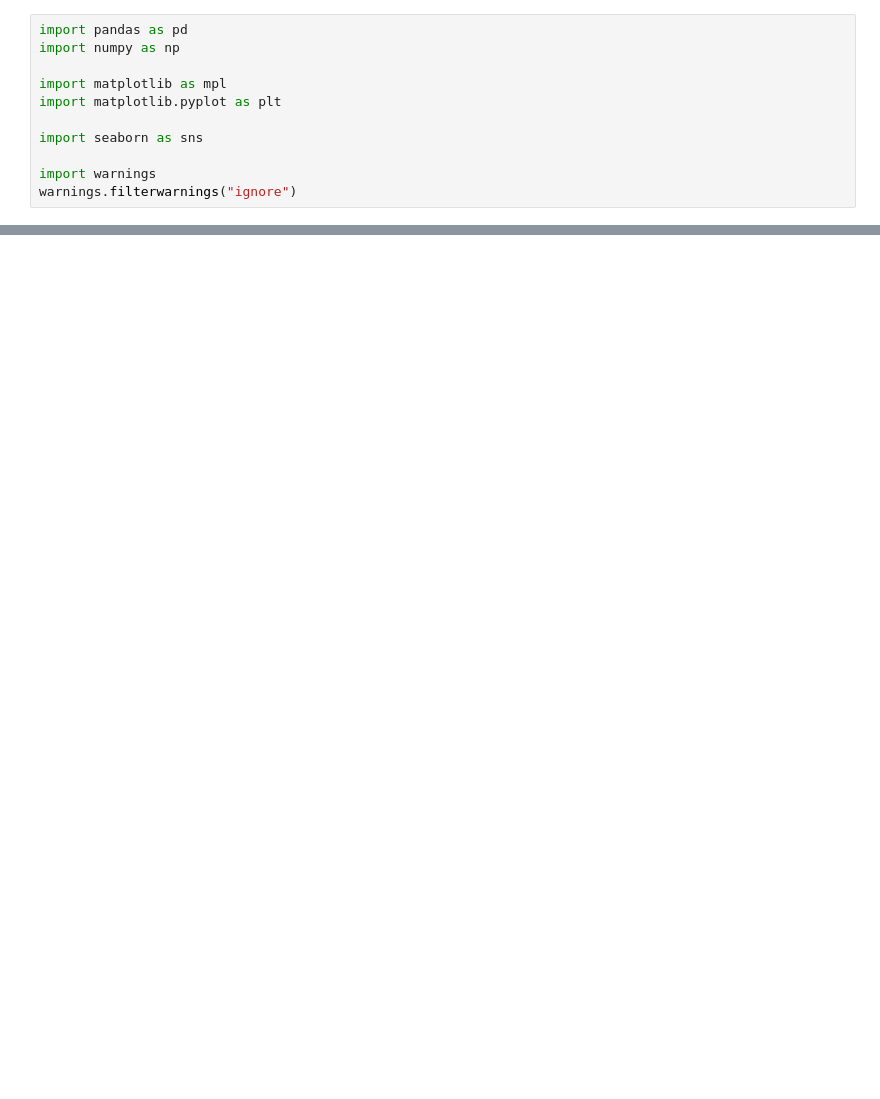
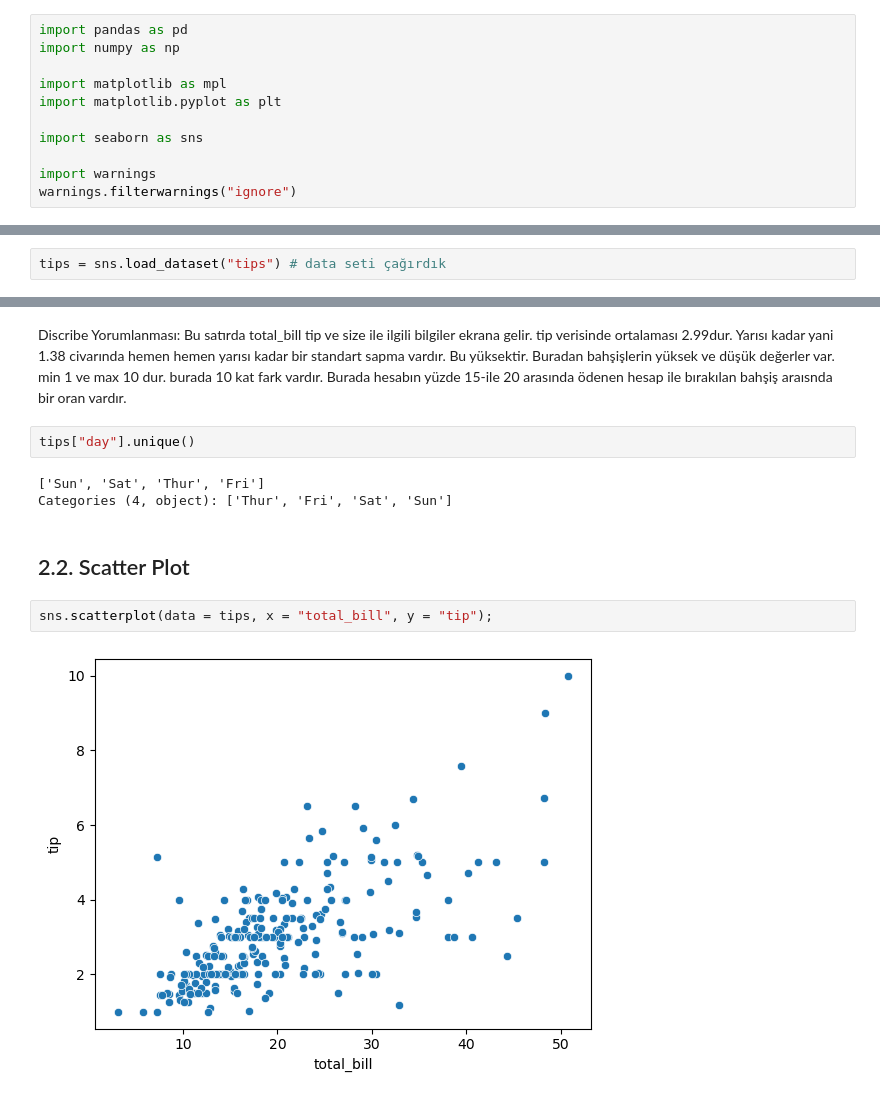
Before and after one commit to erkanozturk1903/Data-Sience, a Jupyter notebook: Seaborn/Seaborn_05.04.2024.ipynb, the cells around one changed output, grey strips where cells are left out. Saved outputs shown, nothing was run; the diff lists cells and outputs as text; blank space fills up the shorter version.

```diff
--- a/Seaborn/Seaborn_05.04.2024.ipynb
+++ b/Seaborn/Seaborn_05.04.2024.ipynb
@@ -16,0 +39,2 @@ warnings.filterwarnings("ignore")
+# %%
+tips = sns.load_dataset("tips") # data seti çağırdık
@@ -16,0 +115,13 @@ warnings.filterwarnings("ignore")
+# %% [markdown]
+Discribe Yorumlanması: Bu satırda total_bill tip ve size ile ilgili bilgiler ekrana gelir. tip verisinde ortalaması 2.99dur. Yarısı kadar yani 1.38 civarında hemen hemen yarısı kadar bir standart sapma vardır. Bu yüksektir. Buradan bahşişlerin yüksek ve düşük değerler var. min 1 ve max 10 dur. burada 10 kat fark vardır. Burada hesabın yüzde 15-ile 20 arasında ödenen hesap ile bırakılan bahşiş araısnda bir oran vardır.
+# %%
+tips["day"].unique()
+# %% [output]
+['Sun', 'Sat', 'Thur', 'Fri']
+Categories (4, object): ['Thur', 'Fri', 'Sat', 'Sun']
+# %% [markdown]
+## 2.2. Scatter Plot
+# %%
+sns.scatterplot(data = tips, x = "total_bill", y = "tip");
+# %% [output]
+[figure, added]
```
Also changed, not shown: parts of 23 cells of this notebook.
